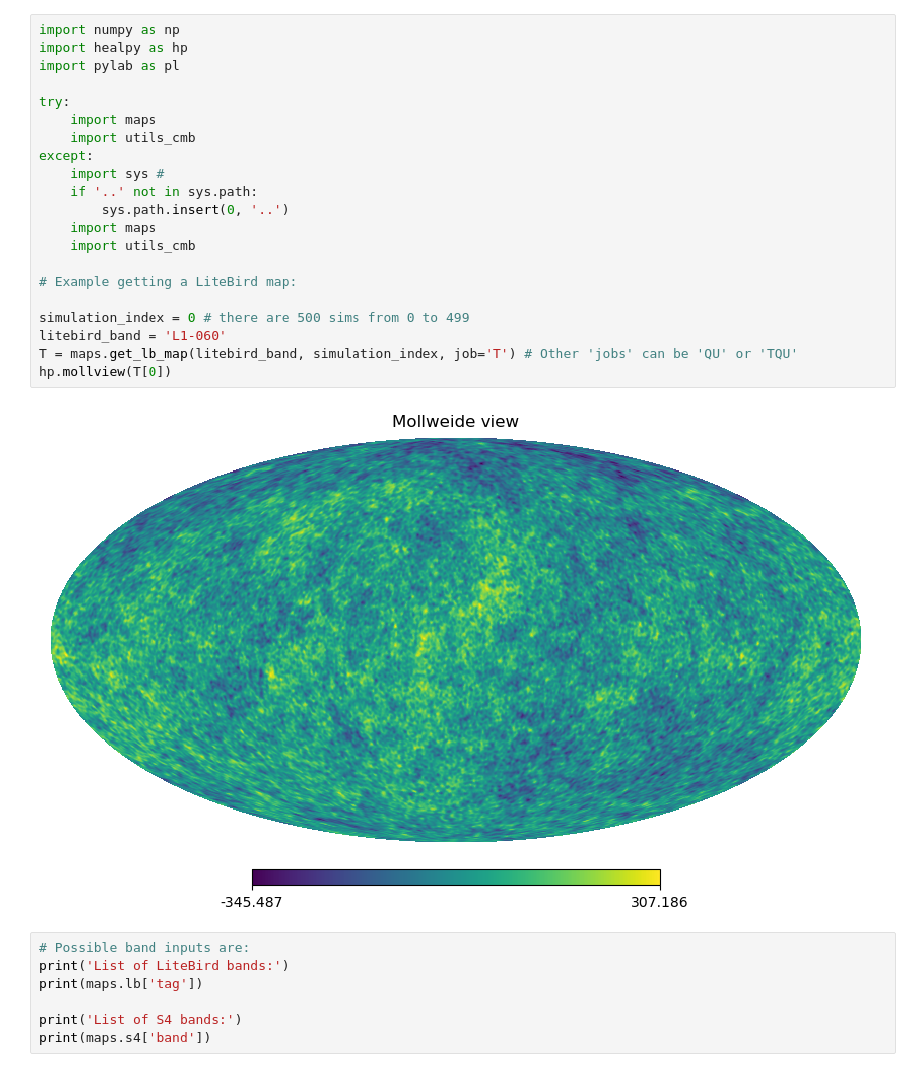
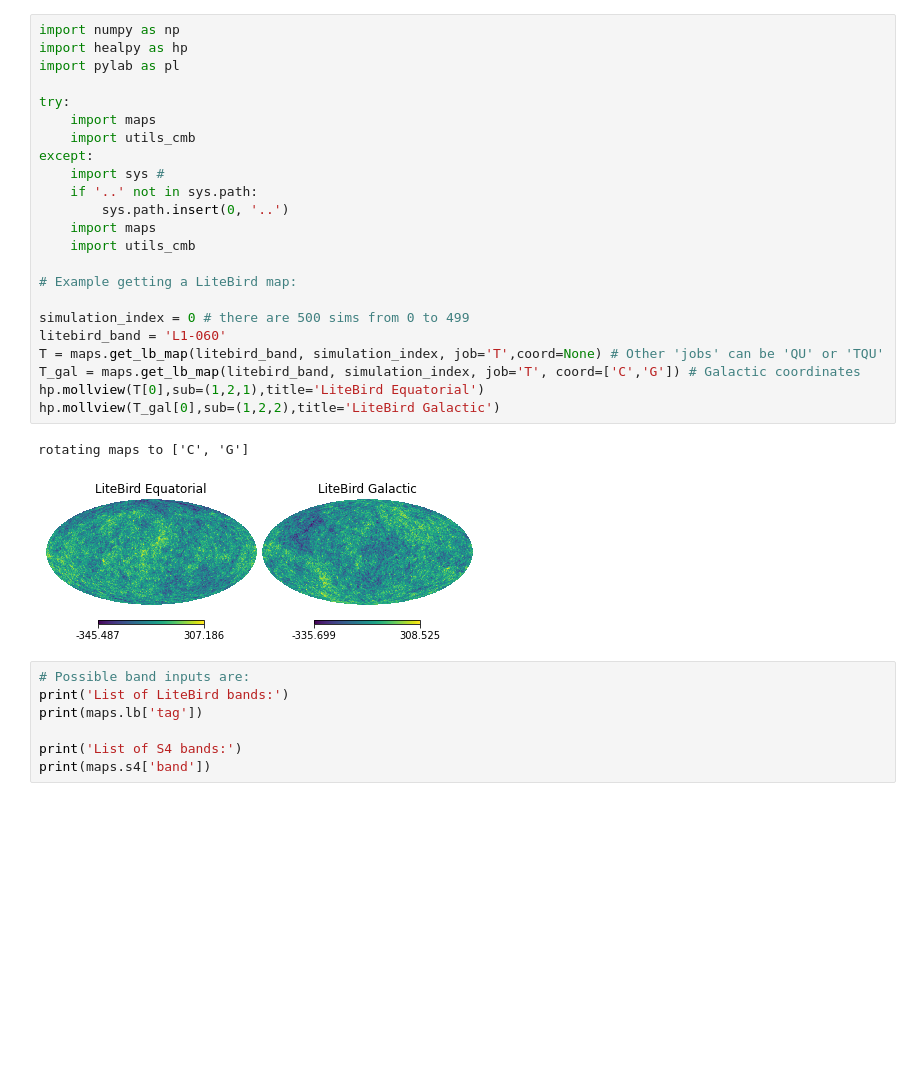
Before and after one commit to litebird/litebirdXS4, a Jupyter notebook: 20231018_signal_cmb/ipynbs/maps.ipynb, the cells around one changed output. Cells and saved outputs as stored; diff of their text form; blank space fills up the shorter version.

```diff
--- a/20231018_signal_cmb/ipynbs/maps.ipynb
+++ b/20231018_signal_cmb/ipynbs/maps.ipynb
@@ -1,26 +1,29 @@
 # %%
 import numpy as np
 import healpy as hp
 import pylab as pl
 
 try:
     import maps
     import utils_cmb
 except:
     import sys #
     if '..' not in sys.path:
         sys.path.insert(0, '..')
     import maps
     import utils_cmb
 
 # Example getting a LiteBird map:
 
 simulation_index = 0 # there are 500 sims from 0 to 499
 litebird_band = 'L1-060'
-T = maps.get_lb_map(litebird_band, simulation_index, job='T') # Other 'jobs' can be 'QU' or 'TQU'
-hp.mollview(T[0])
+T = maps.get_lb_map(litebird_band, simulation_index, job='T',coord=None) # Other 'jobs' can be 'QU' or 'TQU'
+T_gal = maps.get_lb_map(litebird_band, simulation_index, job='T', coord=['C','G']) # Galactic coordinates
+hp.mollview(T[0],sub=(1,2,1),title='LiteBird Equatorial')
+hp.mollview(T_gal[0],sub=(1,2,2),title='LiteBird Galactic')
 # %% [output]
+rotating maps to ['C', 'G']
-[figure, old version]
+[figure, new version]
 # %%
 # Possible band inputs are:
 print('List of LiteBird bands:')
```
Also changed, not shown: 1 other file.
